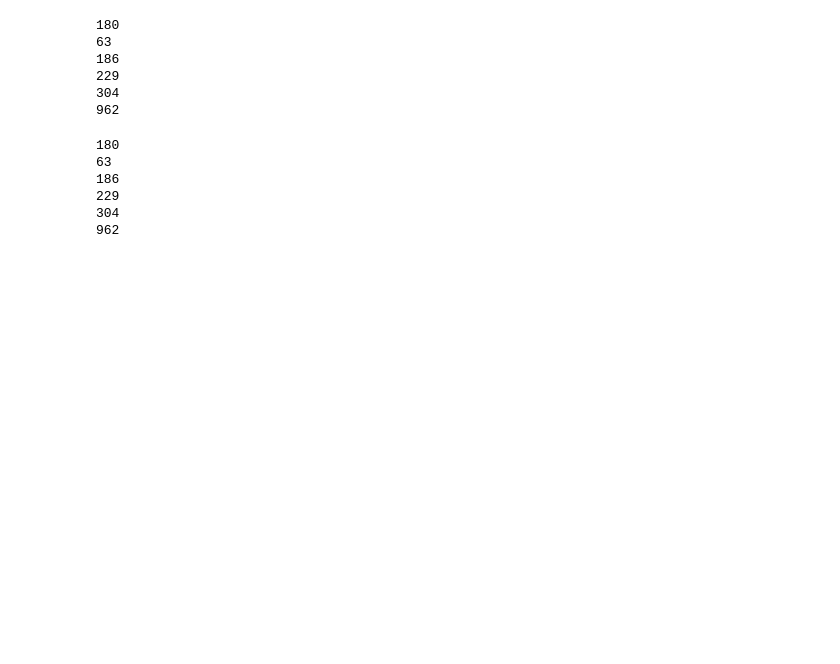
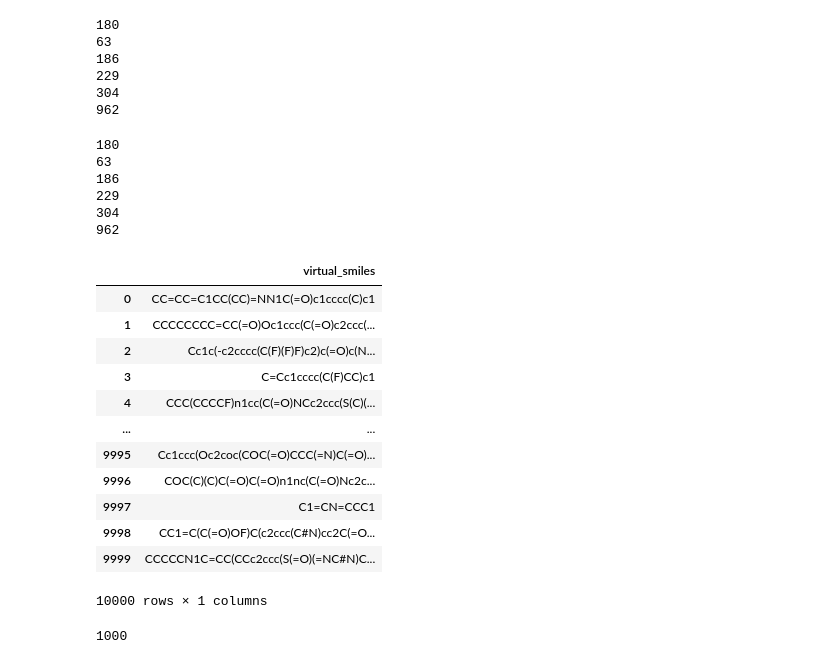
Before and after one commit to filvaleriia/scaffold-based-metrics, a Jupyter notebook: Untitled.ipynb, the cells around one changed output. Drawn from its saved outputs; the diff is of its cells as text; code cells hidden in the pictures; blank space fills up the shorter version.

```diff
--- a/Untitled.ipynb
+++ b/Untitled.ipynb
@@ -351,3 +351,21 @@ print(delka)
 229
 304
 962
+# %%
+df = pd.read_csv('data/output_sets/Leukocyte_elastase/GB_GA_mut_r_0.5_10k/cOS_GB_GA_mut_r_0.5_10k_dis_0_one_column.csv', header = None)
+df.columns = ['virtual_smiles']
+df
+# %% [output]
+|  | virtual_smiles |
+| 0 | CC=CC=C1CC(CC)=NN1C(=O)c1cccc(C)c1 |
+| 1 | CCCCCCCC=CC(=O)Oc1ccc(C(=O)c2ccc(... |
+| 2 | Cc1c(-c2cccc(C(F)(F)F)c2)c(=O)c(N... |
+| 3 | C=Cc1cccc(C(F)CC)c1 |
+| 4 | CCC(CCCCF)n1cc(C(=O)NCc2ccc(S(C)(... |
+| ... | ... |
+| 9995 | Cc1ccc(Oc2coc(COC(=O)CCC(=N)C(=O)... |
+| 9996 | COC(C)(C)C(=O)C(=O)n1nc(C(=O)Nc2c... |
+| 9997 | C1=CN=CCC1 |
+| 9998 | CC1=C(C(=O)OF)C(c2ccc(C#N)cc2C(=O... |
+| 9999 | CCCCCN1C=CC(CCc2ccc(S(=O)(=NC#N)C... |
+10000 rows × 1 columns
@@ -353,0 +374,6 @@ print(delka)
+# %%
+sample = random.sample(df.virtual_smiles.to_list(), 1000)
+mols = [Chem.MolFromSmiles(smi) for smi in sample if Chem.MolFromSmiles(smi)]
+len(mols)
+# %% [output]
+1000
```
Also changed, not shown: parts of 2 cells of this notebook, 21 other files.
